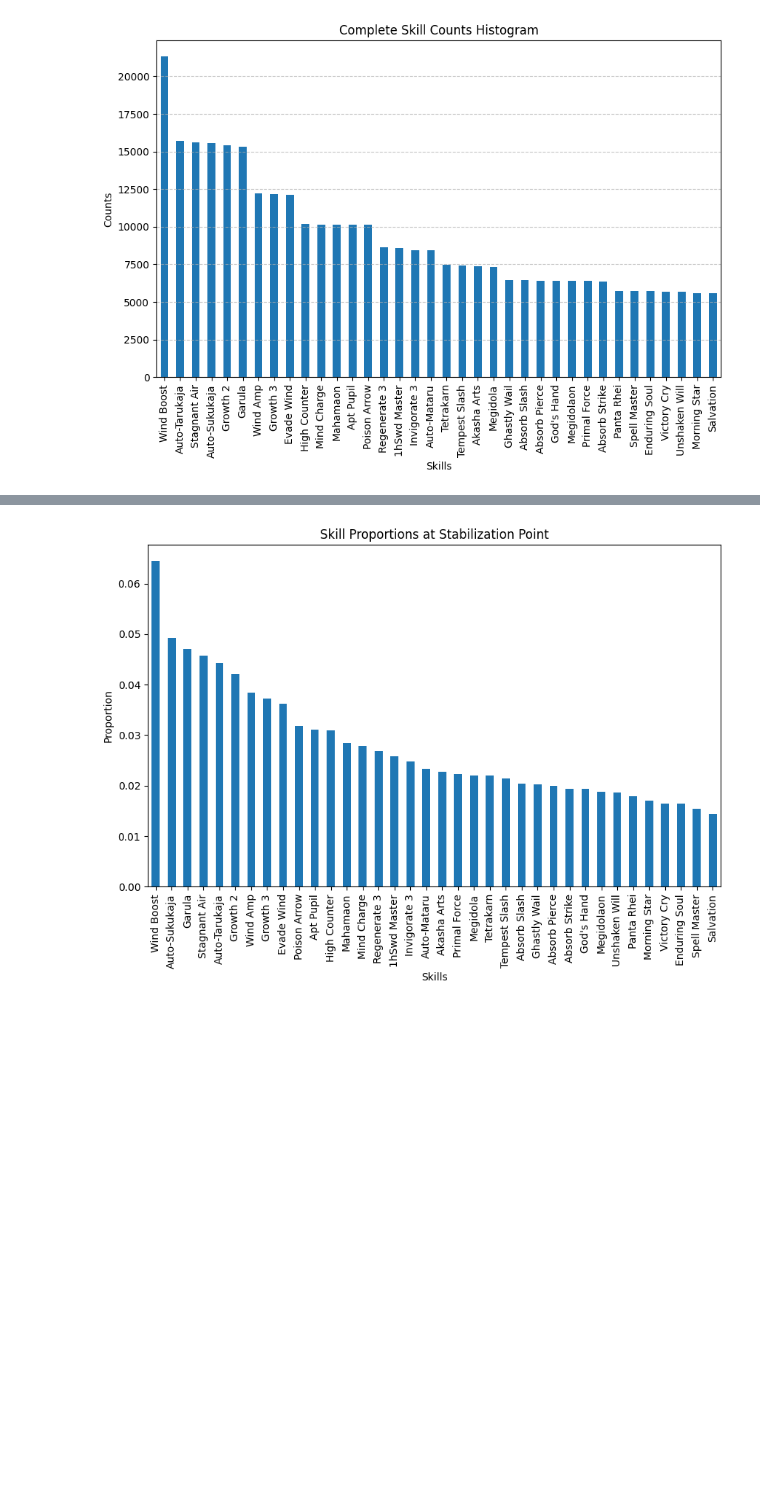
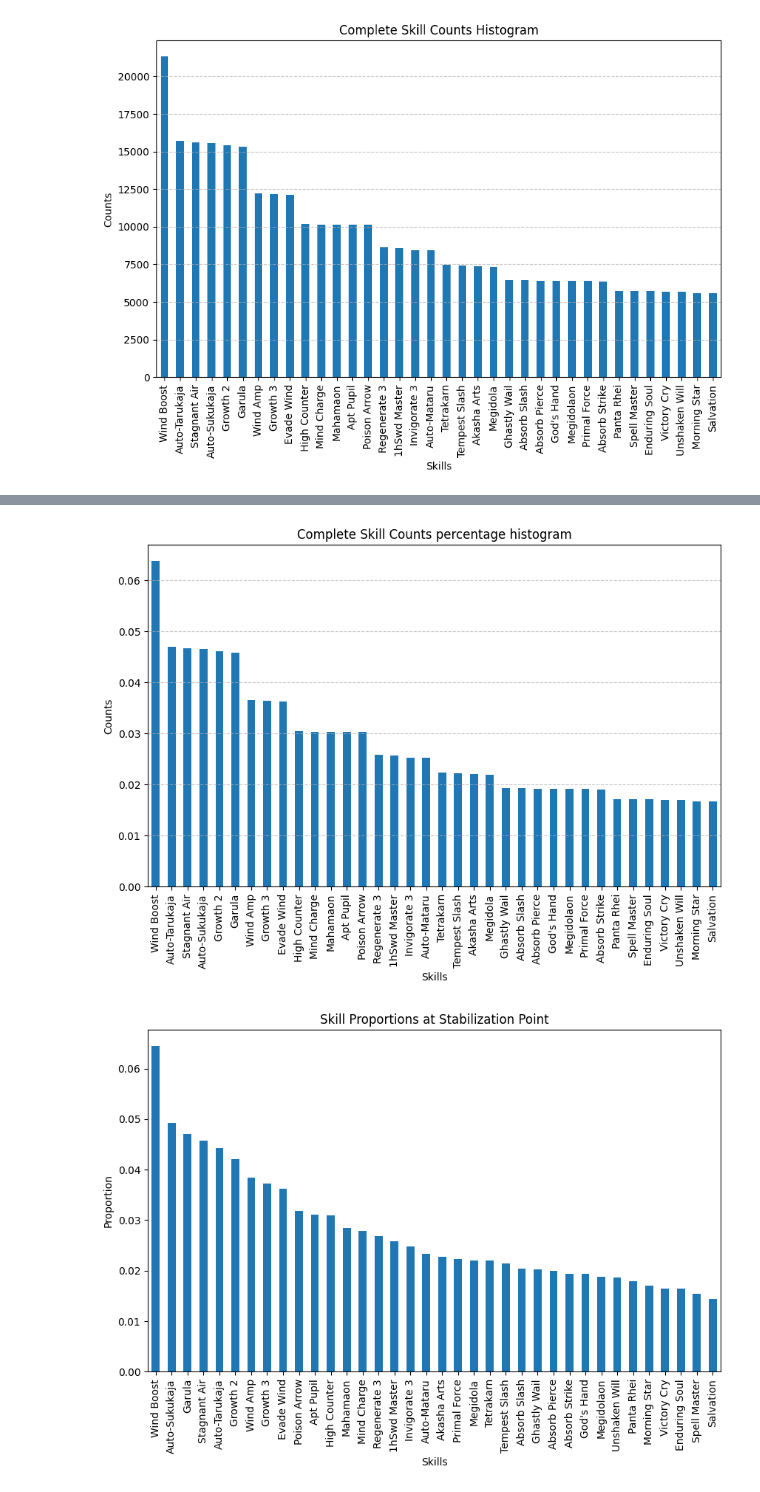
Before and after one commit to Esduard/Persona3FES-FusionHelper, a Jupyter notebook: telos_probability/histogram.ipynb, the cells around one changed output, grey strips where cells are left out. Drawn from its saved outputs; the diff is of its cells as text; code cells hidden in the pictures; blank space fills up the shorter version.

```diff
--- a/telos_probability/histogram.ipynb
+++ b/telos_probability/histogram.ipynb
@@ -103,0 +125,8 @@ plt.show()
+# %%
+# Calculate total count
+total_count_series = skill_counts.sum()
+
+# Calculate the percentage of each skill
+percentages_series = (skill_counts / total_count_series)
+
+print(percentages_series)
@@ -104,3 +151,15 @@ plt.show()
+# %%
+# Plotting the histogram
+plt.figure(figsize=(10, 6))
+percentages_series.plot(kind='bar')
+plt.title('Complete Skill Counts percentage histogram')
+plt.xlabel('Skills')
+plt.ylabel('Counts')
+plt.xticks(rotation=90)
+plt.grid(axis='y', linestyle='--', alpha=0.7)
+plt.show()
+# %% [output]
+[figure, added]
 # %%
 import pandas as pd
 import numpy as np
```
Also changed, not shown: parts of 2 cells of this notebook.
